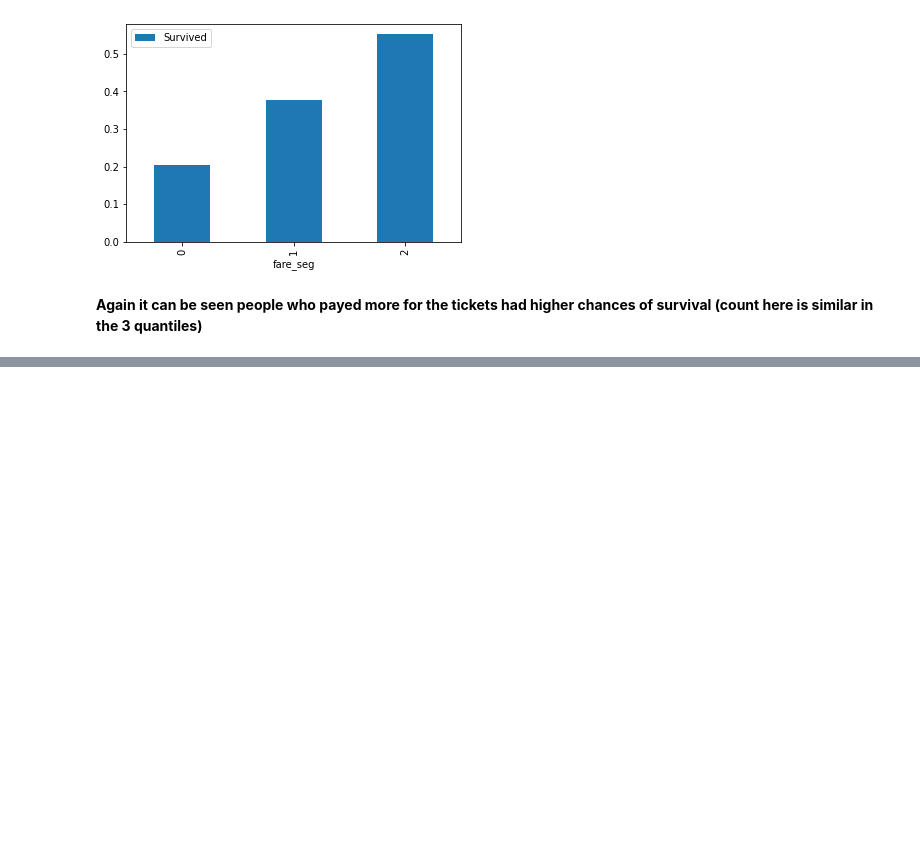
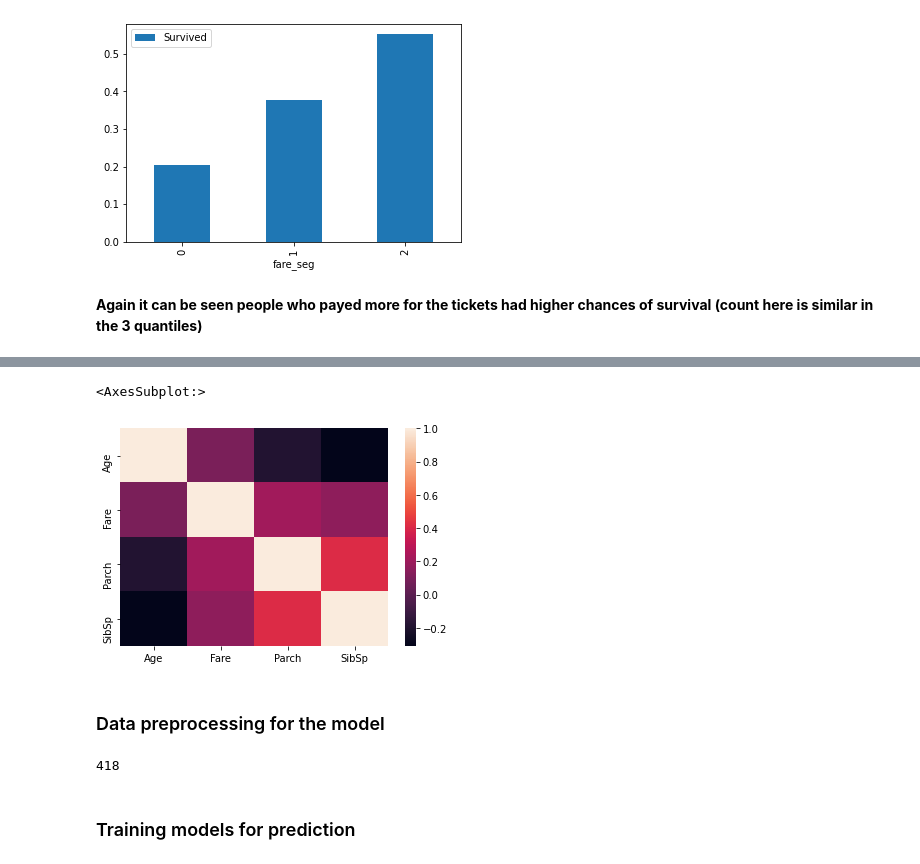
Before and after one commit to mayanksinghkgp/Mini_Projects, a Jupyter notebook: Machine_learning_form_disaster/titanic_prediction.ipynb, the cells around one changed output, grey strips where cells are left out. Drawn from its saved outputs; the diff is of its cells as text; code cells hidden in the pictures; blank space fills up the shorter version.

Commit message:
Added preprocessing of data

```diff
--- a/Machine_learning_form_disaster/titanic_prediction.ipynb
+++ b/Machine_learning_form_disaster/titanic_prediction.ipynb
@@ -187,0 +200,7 @@ Name: Cabin, Length: 147, dtype: int64
+# %%
+sns.heatmap(df1[['Age','Fare', 'Parch', 'SibSp']].corr())
+# %% [output]
+<AxesSubplot:>
+[figure, added]
+# %% [markdown]
+### Data preprocessing for the model
@@ -187,0 +224,7 @@ Name: Cabin, Length: 147, dtype: int64
+# %%
+X_test = dft
+len(X_test)
+# %% [output]
+418
+# %% [markdown]
+### Training models for prediction
```
Also changed, not shown: parts of 20 cells of this notebook, 1 other file.
